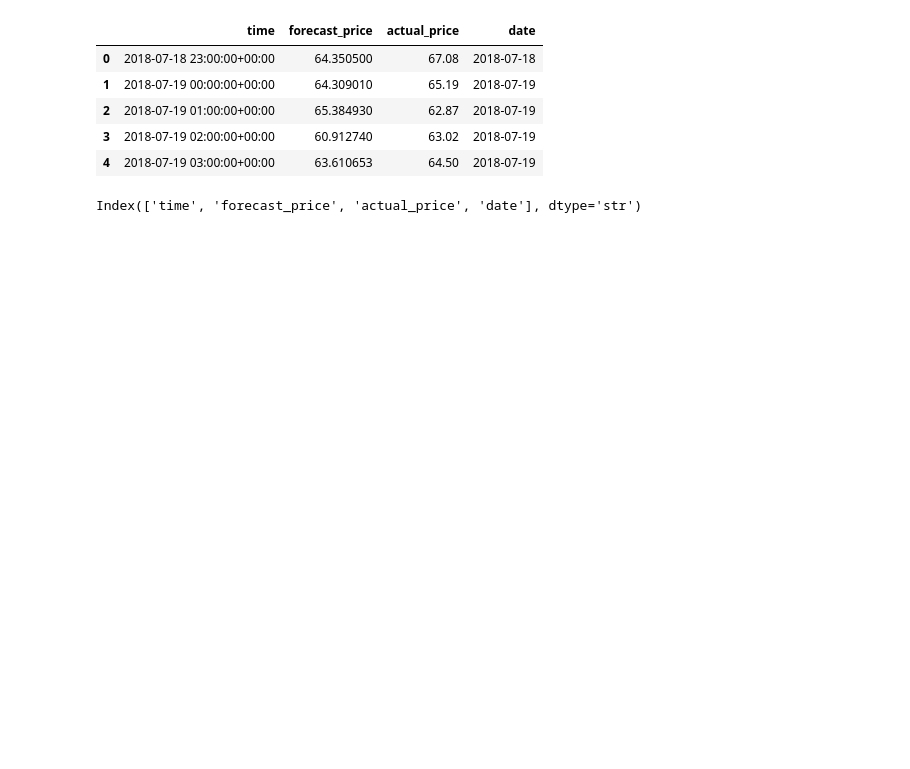
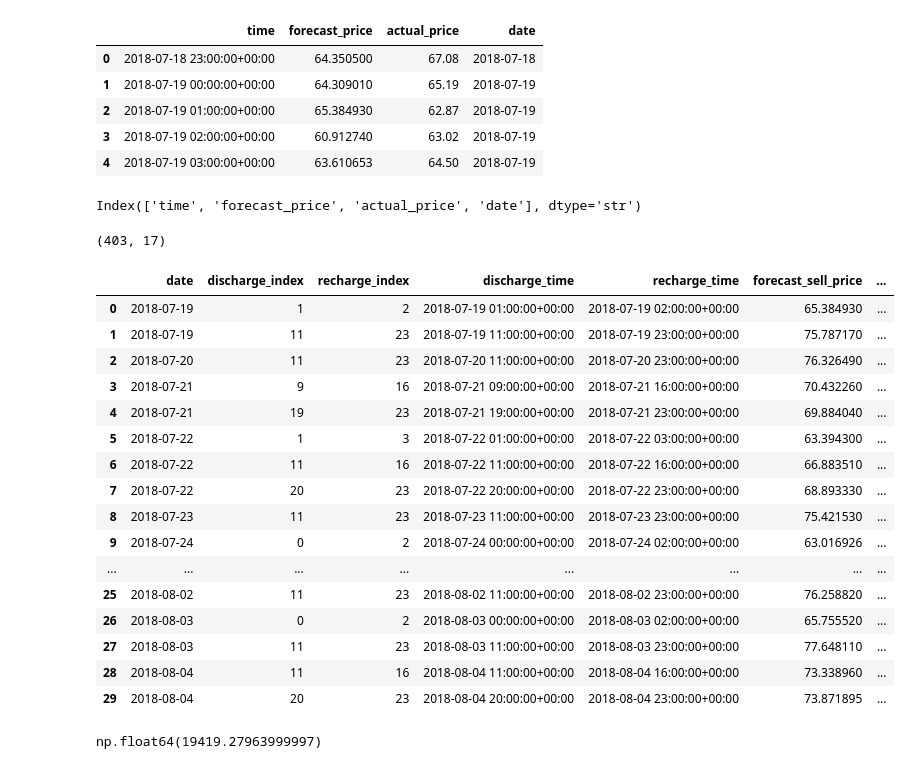
Before and after one commit to tdavies66/Electricity-Price-Forecasting-DNNs-EDA-Kaggle-, a Jupyter notebook: Notebooks/notebook3.ipynb, the cells around one changed output. Drawn from its saved outputs; the diff is of its cells as text; code cells hidden in the pictures; blank space fills up the shorter version.

Commit message:
Successful initial backtests

```diff
--- a/Notebooks/notebook3.ipynb
+++ b/Notebooks/notebook3.ipynb
@@ -231,7 +231,7 @@ def calculate_maximum_discharge_mwh(
     )
 
     maximum_due_to_soc = (
-        available_internal_energy_mwh,
+        available_internal_energy_mwh
         * battery.discharge_efficiency
     )
 
@@ -326,0 +509,63 @@ def generate_daily_trade_candidates(
+# %%
+# Backtest Function
+def backtest_ranked_strategy(
+    df: pd.DataFrame,
+    battery: BatteryConfig,
+    interval_hours: float = 1.0,
+) -> pd.DataFrame:
+
+    data = df.copy()
+
+    data["time"] = pd.to_datetime(data["time"])
+    data = data.sort_values("time").reset_index(drop=True)
+    data["date"] = data["time"].dt.date
+
+    all_trades = []
+
+    for date, daily_data in data.groupby("date"):
+
+        daily_trades = ranked_trades_chronologically(
+            daily_data=daily_data,
+            battery=battery,
+            interval_hours=interval_hours,
+        )
+
+        if not daily_trades.empty:
+            all_trades.append(daily_trades)
+
+    if not all_trades:
+        return pd.DataFrame()
+
+    return pd.concat(all_trades, ignore_index=True)
+# %%
+results_test = backtest_ranked_strategy(
+    df=df_results,
+    battery=battery,
+    interval_hours=1.0,
+)
+
+print(results_test.shape)
+display(results_test.head(30))
+# %% [output]
+(403, 17)
+|  | date | discharge_index | recharge_index | discharge_time | recharge_time | forecast_sell_price | ... |
+| 0 | 2018-07-19 | 1 | 2 | 2018-07-19 01:00:00+00:00 | 2018-07-19 02:00:00+00:00 | 65.384930 | ... |
+| 1 | 2018-07-19 | 11 | 23 | 2018-07-19 11:00:00+00:00 | 2018-07-19 23:00:00+00:00 | 75.787170 | ... |
+| 2 | 2018-07-20 | 11 | 23 | 2018-07-20 11:00:00+00:00 | 2018-07-20 23:00:00+00:00 | 76.326490 | ... |
+| 3 | 2018-07-21 | 9 | 16 | 2018-07-21 09:00:00+00:00 | 2018-07-21 16:00:00+00:00 | 70.432260 | ... |
+| 4 | 2018-07-21 | 19 | 23 | 2018-07-21 19:00:00+00:00 | 2018-07-21 23:00:00+00:00 | 69.884040 | ... |
+| 5 | 2018-07-22 | 1 | 3 | 2018-07-22 01:00:00+00:00 | 2018-07-22 03:00:00+00:00 | 63.394300 | ... |
+| 6 | 2018-07-22 | 11 | 16 | 2018-07-22 11:00:00+00:00 | 2018-07-22 16:00:00+00:00 | 66.883510 | ... |
+| 7 | 2018-07-22 | 20 | 23 | 2018-07-22 20:00:00+00:00 | 2018-07-22 23:00:00+00:00 | 68.893330 | ... |
+| 8 | 2018-07-23 | 11 | 23 | 2018-07-23 11:00:00+00:00 | 2018-07-23 23:00:00+00:00 | 75.421530 | ... |
+| 9 | 2018-07-24 | 0 | 2 | 2018-07-24 00:00:00+00:00 | 2018-07-24 02:00:00+00:00 | 63.016926 | ... |
+| ... | ... | ... | ... | ... | ... | ... | ... |
+| 25 | 2018-08-02 | 11 | 23 | 2018-08-02 11:00:00+00:00 | 2018-08-02 23:00:00+00:00 | 76.258820 | ... |
+| 26 | 2018-08-03 | 0 | 2 | 2018-08-03 00:00:00+00:00 | 2018-08-03 02:00:00+00:00 | 65.755520 | ... |
+| 27 | 2018-08-03 | 11 | 23 | 2018-08-03 11:00:00+00:00 | 2018-08-03 23:00:00+00:00 | 77.648110 | ... |
+| 28 | 2018-08-04 | 11 | 16 | 2018-08-04 11:00:00+00:00 | 2018-08-04 16:00:00+00:00 | 73.338960 | ... |
+| 29 | 2018-08-04 | 20 | 23 | 2018-08-04 20:00:00+00:00 | 2018-08-04 23:00:00+00:00 | 73.871895 | ... |
+# %%
+results_test['realised_profit'].sum()
+# %% [output]
+np.float64(19419.27963999997)
```
Also changed, not shown: parts of 6 cells of this notebook.
